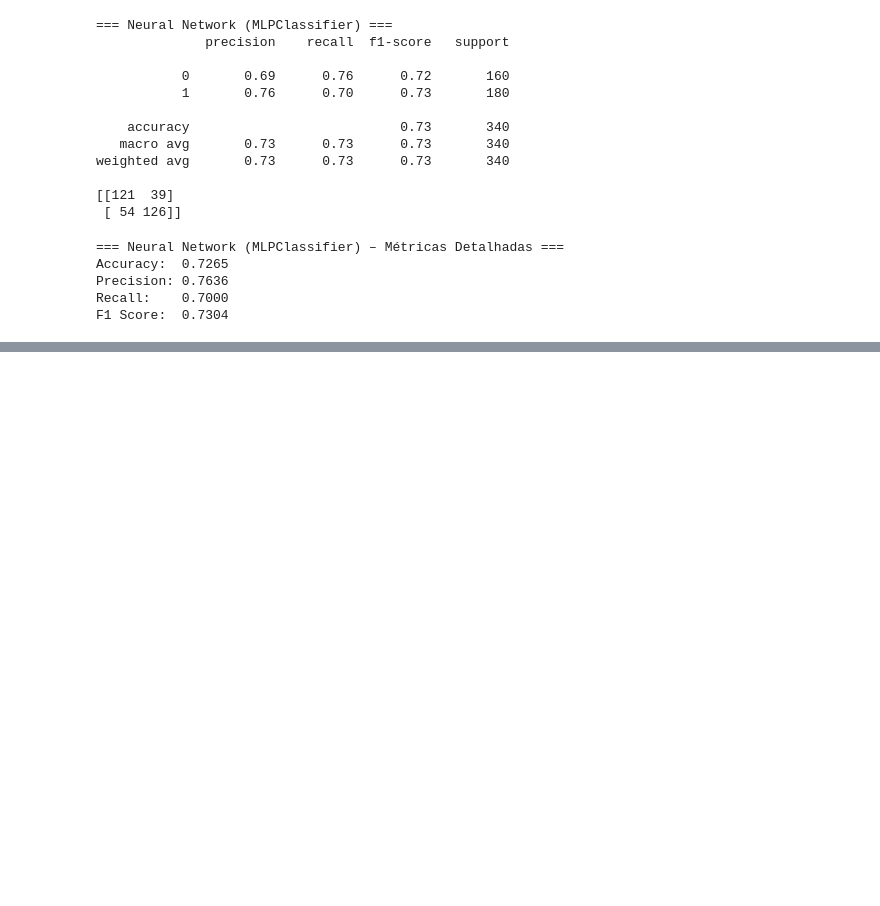
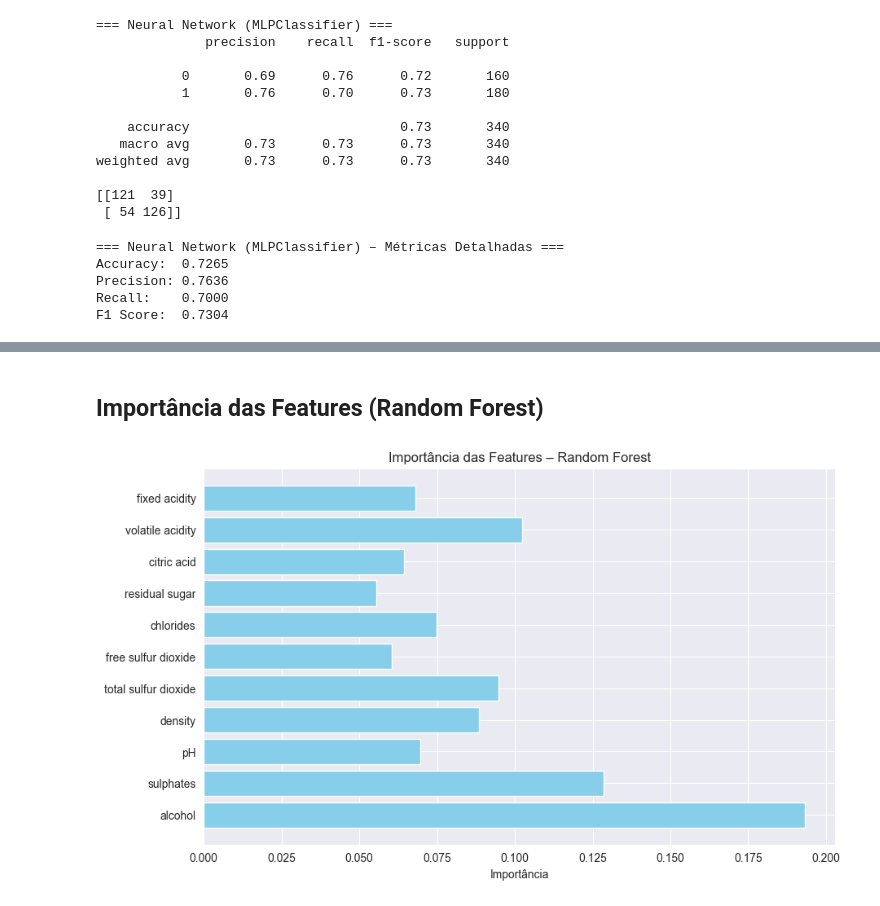
Before and after one commit to tomasgferreira06/ML_TP, a Jupyter notebook: projetoML.ipynb, the cells around one changed output, grey strips where cells are left out. Saved outputs shown, nothing was run; the diff lists cells and outputs as text; code cells hidden in the pictures; blank space fills up the shorter version.

```diff
--- a/proj.ipynb
+++ b/projetoML.ipynb
@@ -484,0 +494,10 @@ F1 Score:  0.7304
+# %%
+rf_clf = RandomForestClassifier(
+    n_estimators=300,     # número de árvores
+    max_depth=None,       # deixa as árvores crescerem totalmente
+    min_samples_split=2,
+    min_samples_leaf=1,
+    bootstrap=True,
+    random_state=42,
+    n_jobs=-1             # usar todos os CPUs
+)
@@ -484,0 +506,4 @@ F1 Score:  0.7304
+# %%
+rf_clf.fit(X_train_scaled, y_train)
+
+rf_preds = rf_clf.predict(X_test_scaled)
@@ -484,0 +550,14 @@ F1 Score:  0.7304
+# %% [markdown]
+## Importância das Features (Random Forest)
+# %%
+feature_importances = rf_clf.feature_importances_
+features = X.columns
+
+plt.figure(figsize=(10, 6))
+plt.barh(features, feature_importances, color='skyblue')
+plt.xlabel("Importância")
+plt.title("Importância das Features – Random Forest")
+plt.gca().invert_yaxis()
+plt.show()
+# %% [output]
+[figure, added]
```
Also changed, not shown: parts of 22 cells of this notebook, 1 other file.
